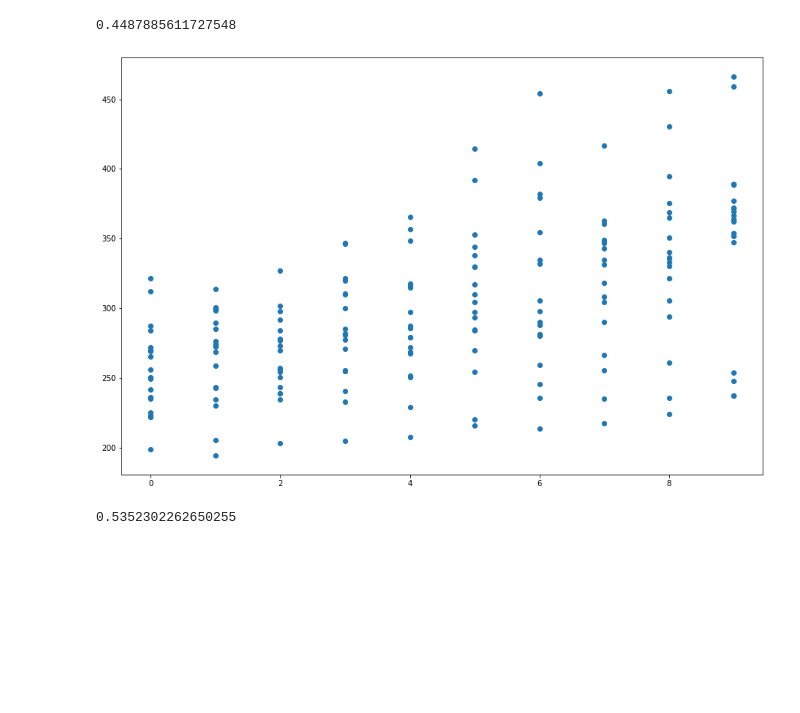
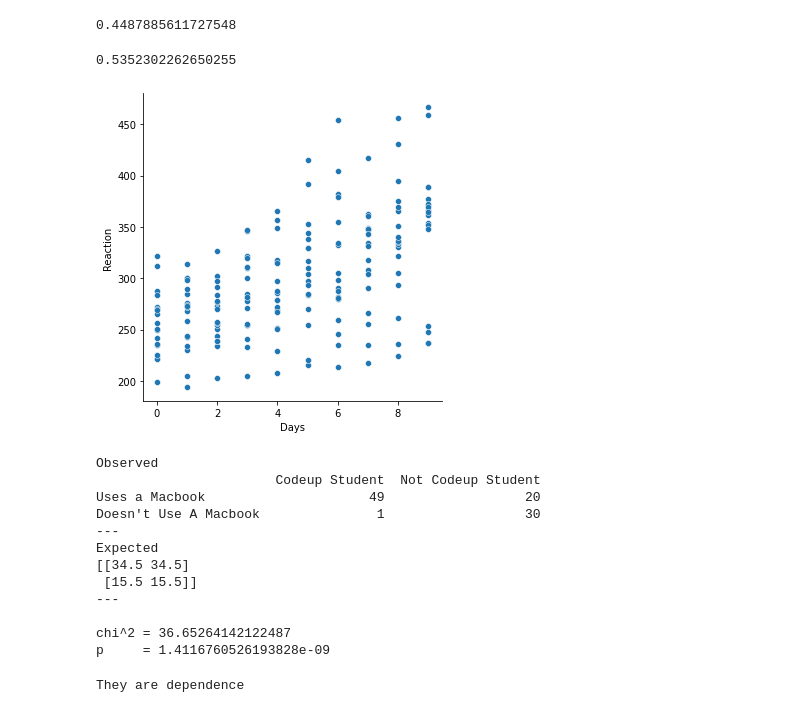
Before and after one commit to QinzhiChen/statistics-exercises, a Jupyter notebook: hypothesis_testing.ipynb, the cells around one changed output. Saved outputs shown, nothing was run; the diff lists cells and outputs as text; code cells hidden in the pictures; blank space fills up the shorter version.

```diff
--- a/hypothesis_testing.ipynb
+++ b/hypothesis_testing.ipynb
@@ -322,11 +336,9 @@ Reaction=sleep.Reaction
 # %%
 r, p = stats.pearsonr(Day, Reaction)
 x=Day
 y=Reaction
-plt.figure(figsize=(15,10))
-plt.scatter(x,y)
-plt.show()
+sns.relplot(x,y)
 r
 # %% [output]
+0.5352302262650255
-[figure, old version]
+[figure, new version]
-0.5352302262650255
@@ -332,0 +358,34 @@ r
+# %%
+index = ['Uses a Macbook', "Doesn't Use A Macbook"]
+columns = ['Codeup Student', 'Not Codeup Student']
+
+observed=pd.DataFrame([[49,20], [1, 30]], index=index, columns=columns)
+chi2, p, degf, expected = stats.chi2_contingency(observed)
+
+print('Observed')
+print(observed)
+print('---\nExpected')
+print(expected)
+print('---\n')
+print(f'chi^2 = {chi2}')
+print(f'p     = {p}')
+# %% [output]
+Observed
+                       Codeup Student  Not Codeup Student
+Uses a Macbook                     49                  20
+Doesn't Use A Macbook               1                  30
+---
+Expected
+[[34.5 34.5]
+ [15.5 15.5]]
+---
+
+chi^2 = 36.65264142122487
+p     = 1.4116760526193828e-09
+# %%
+if p < 0.05:
+    print(Ha)
+else:
+    print(H0)
+# %% [output]
+They are dependence
```
Also changed, not shown: parts of 32 cells of this notebook.
